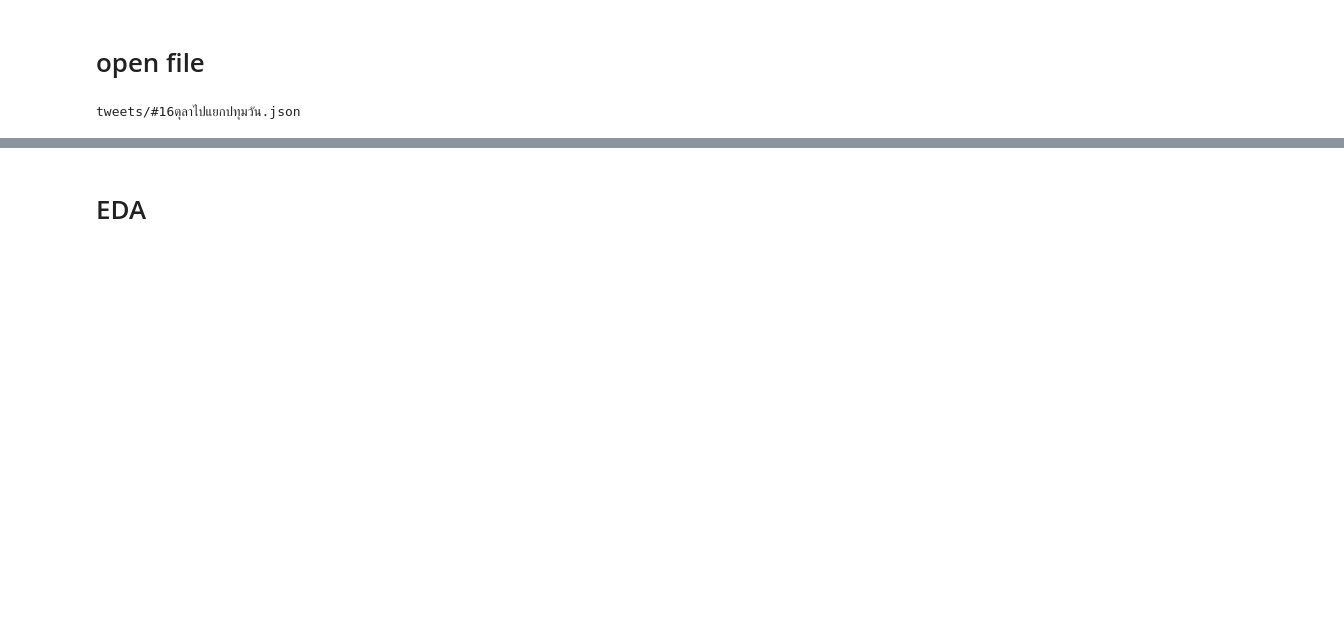
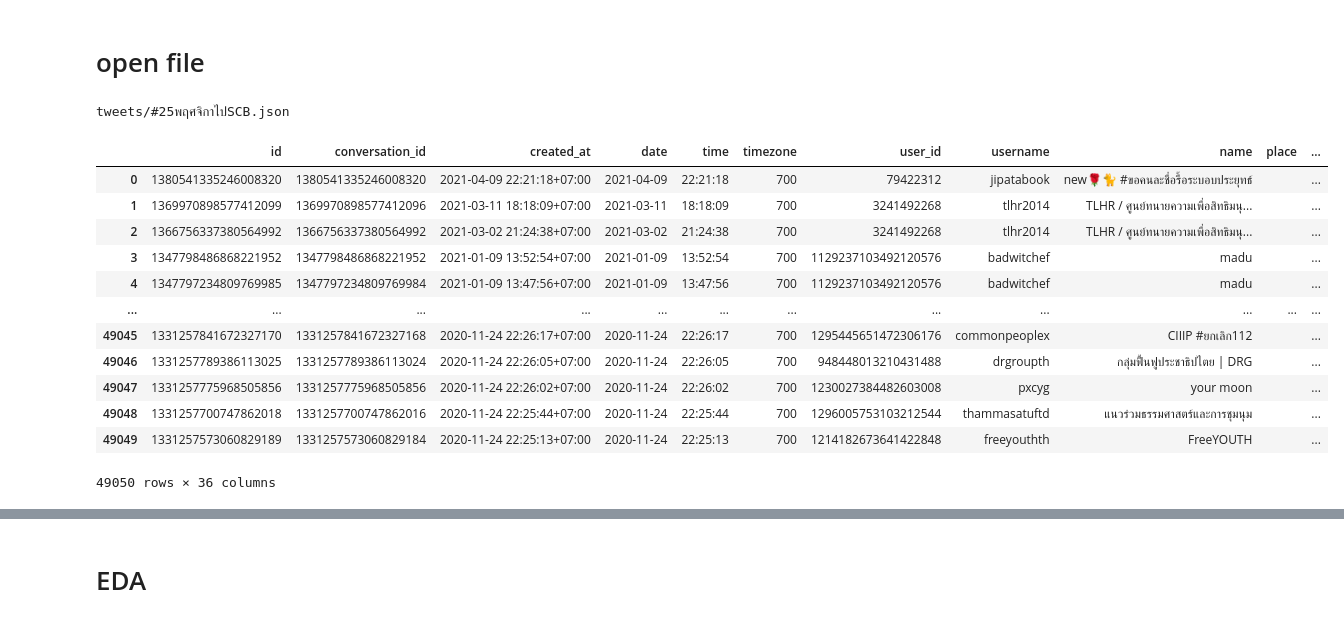
Before and after one commit to nozomiyamada/twitter_analysis, a Jupyter notebook: processing.ipynb, the cells around one changed output, grey strips where cells are left out. Drawn from its saved outputs; the diff is of its cells as text; code cells hidden in the pictures; blank space fills up the shorter version.

```diff
--- a/processing.ipynb
+++ b/processing.ipynb
@@ -24,13 +24,26 @@ for i, f in enumerate(jsons):
 # %% [markdown]
 # open file
 # %%
-i = 1
+i = 5
 
 print(jsons[i])
 df = pd.read_json(jsons[i], lines=True)
 df
 # %% [output]
-tweets/#16ตุลาไปแยกปทุมวัน.json
+tweets/#25พฤศจิกาไปSCB.json
+|  | id | conversation_id | created_at | date | time | timezone | user_id | username | name | place | ... |
+| 0 | 1380541335246008320 | 1380541335246008320 | 2021-04-09 22:21:18+07:00 | 2021-04-09 | 22:21:18 | 700 | 79422312 | jipatabook | new🌹🐈 #ขอคนละชื่อรื้อระบอบประยุทธ์ |  | ... |
+| 1 | 1369970898577412099 | 1369970898577412096 | 2021-03-11 18:18:09+07:00 | 2021-03-11 | 18:18:09 | 700 | 3241492268 | tlhr2014 | TLHR / ศูนย์ทนายความเพื่อสิทธิมนุ... |  | ... |
+| 2 | 1366756337380564992 | 1366756337380564992 | 2021-03-02 21:24:38+07:00 | 2021-03-02 | 21:24:38 | 700 | 3241492268 | tlhr2014 | TLHR / ศูนย์ทนายความเพื่อสิทธิมนุ... |  | ... |
+| 3 | 1347798486868221952 | 1347798486868221952 | 2021-01-09 13:52:54+07:00 | 2021-01-09 | 13:52:54 | 700 | 1129237103492120576 | badwitchef | madu |  | ... |
+| 4 | 1347797234809769985 | 1347797234809769984 | 2021-01-09 13:47:56+07:00 | 2021-01-09 | 13:47:56 | 700 | 1129237103492120576 | badwitchef | madu |  | ... |
+| ... | ... | ... | ... | ... | ... | ... | ... | ... | ... | ... | ... |
+| 49045 | 1331257841672327170 | 1331257841672327168 | 2020-11-24 22:26:17+07:00 | 2020-11-24 | 22:26:17 | 700 | 1295445651472306176 | commonpeoplex | CIIIP #ยกเลิก112 |  | ... |
+| 49046 | 1331257789386113025 | 1331257789386113024 | 2020-11-24 22:26:05+07:00 | 2020-11-24 | 22:26:05 | 700 | 948448013210431488 | drgroupth | กลุ่มฟื้นฟูประชาธิปไตย | DRG |  | ... |
+| 49047 | 1331257775968505856 | 1331257775968505856 | 2020-11-24 22:26:02+07:00 | 2020-11-24 | 22:26:02 | 700 | 1230027384482603008 | pxcyg | your moon |  | ... |
+| 49048 | 1331257700747862018 | 1331257700747862016 | 2020-11-24 22:25:44+07:00 | 2020-11-24 | 22:25:44 | 700 | 1296005753103212544 | thammasatuftd | แนวร่วมธรรมศาสตร์และการชุมนุม |  | ... |
+| 49049 | 1331257573060829189 | 1331257573060829184 | 2020-11-24 22:25:13+07:00 | 2020-11-24 | 22:25:13 | 700 | 1214182673641422848 | freeyouthth | FreeYOUTH |  | ... |
+49050 rows × 36 columns
 # %%
 df.iloc[3]
 # %% [output]
```
Also changed, not shown: parts of 5 cells of this notebook, 1 other file.
